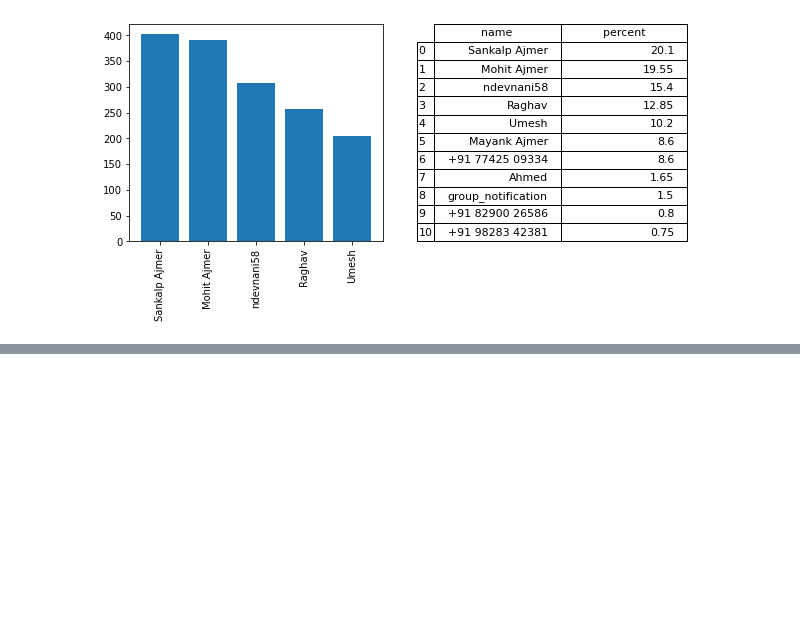
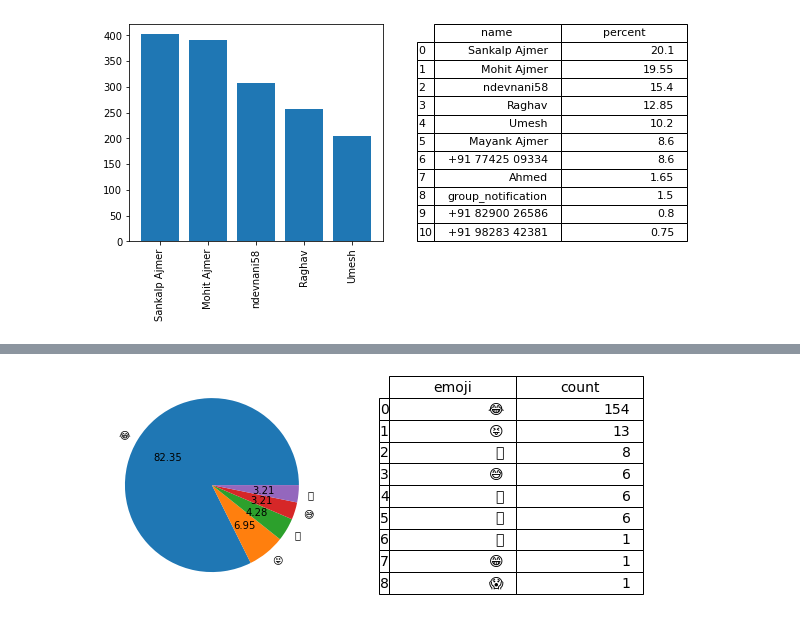
Before and after one commit to NDEVNANI58/whatsapp-Chat-Analysis, a Jupyter notebook: whatsapp-chat-analysis-main/whatsapp-chat-analysis.ipynb, the cells around one changed output, grey strips where cells are left out. Drawn from its saved outputs; the diff is of its cells as text; code cells hidden in the pictures; blank space fills up the shorter version.

```diff
--- a/whatsapp-chat-analysis-main/whatsapp-chat-analysis.ipynb
+++ b/whatsapp-chat-analysis-main/whatsapp-chat-analysis.ipynb
@@ -383,12 +430,33 @@ plt.show()
+# %%
+selected_user='ndevnani58'
 # %%
 def emoji_helper(selected_user,df):
-    if selected_user != 'Overall':
+    if selected_user != 'Whole Squad':
         df = df[df['user'] == selected_user]
 
     emojis = []
     for message in df['message']:
         emojis.extend([c for c in message if c in emoji.UNICODE_EMOJI['en']])
 
-    emoji_df = pd.DataFrame(Counter(emojis).most_common(len(Counter(emojis))))
+    emoji_df = pd.DataFrame(Counter(emojis).most_common(len(Counter(emojis))),columns=['emoji','count'])
 
     return emoji_df
+# %%
+bbox=[0, 0, 1, 1]
+font_size=14
+
+emo=emoji_helper(selected_user,df)
+fig=plt.figure(figsize=(10,4))
+
+ax1=fig.add_subplot(121)
+ax1.pie(x=emo['count'].head(),labels=emo['emoji'].head(),autopct='%0.2f')
+
+ax2 = fig.add_subplot(122)
+ax2.axis('off')
+mpl_table = ax2.table(cellText = emo.values, rowLabels = emo.index, bbox=bbox, colLabels=emo.columns)
+mpl_table.set_fontsize(font_size)
+plt.show()
+
+    #display(data)
+# %% [output]
+[figure, added]
```
Also changed, not shown: parts of 24 cells of this notebook.
